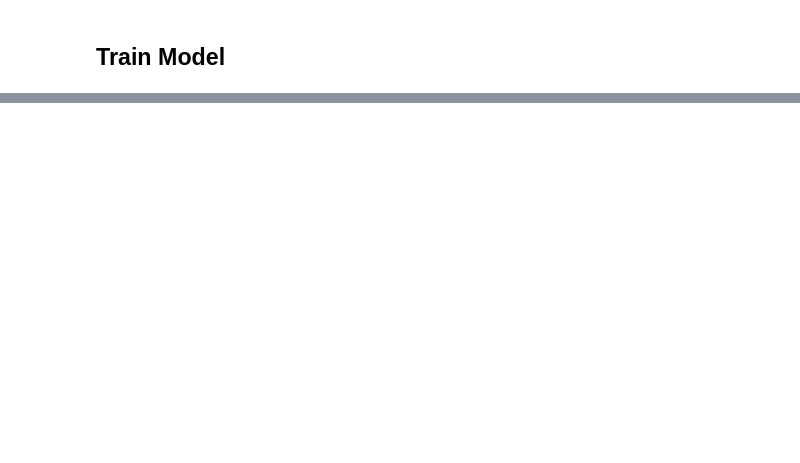
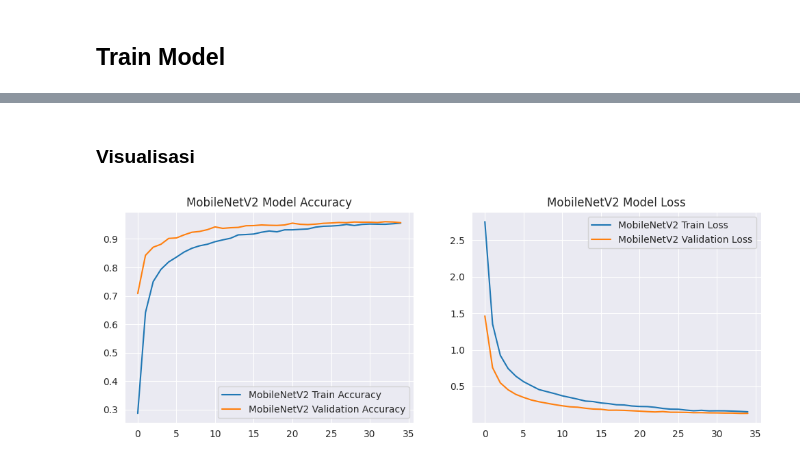
Before and after one commit to jerico-c/eatzi, a Jupyter notebook: Model_CNN_Capstone/capstone-model-cnn.ipynb, the cells around one changed output, grey strips where cells are left out. Saved outputs shown, nothing was run; the diff lists cells and outputs as text; code cells hidden in the pictures; blank space fills up the shorter version.

```diff
--- a/Model_CNN_Capstone/capstone-model-cnn.ipynb
+++ b/Model_CNN_Capstone/capstone-model-cnn.ipynb
@@ -653,0 +708,15 @@ convert_model1 berhasil di zip
+# %%
+# Callbacks
+callbacks_mobilenetv2 = [
+    EarlyStopping(patience=7, restore_best_weights=True, monitor='val_accuracy'),
+    ReduceLROnPlateau(monitor='val_accuracy', patience=4, factor=0.5, min_lr=1e-6),
+    ModelCheckpoint('best_mobilenetv2_model.h5', save_best_only=True, monitor='val_accuracy')
+]
+
+# Latih model MobileNetV2
+history_mobilenetv2 = model_mobilenetv2.fit(
+    train_generator,
+    epochs=35,
+    validation_data=val_generator,
+    callbacks=callbacks_mobilenetv2
+)
@@ -653,0 +760,19 @@ convert_model1 berhasil di zip
+# %% [markdown]
+### **Visualisasi**
+# %%
+# Plot training history MobileNetV2
+plt.figure(figsize=(12, 4))
+plt.subplot(1, 2, 1)
+plt.plot(history_mobilenetv2.history['accuracy'], label='MobileNetV2 Train Accuracy')
+plt.plot(history_mobilenetv2.history['val_accuracy'], label='MobileNetV2 Validation Accuracy')
+plt.title('MobileNetV2 Model Accuracy')
+plt.legend()
+
+plt.subplot(1, 2, 2)
+plt.plot(history_mobilenetv2.history['loss'], label='MobileNetV2 Train Loss')
+plt.plot(history_mobilenetv2.history['val_loss'], label='MobileNetV2 Validation Loss')
+plt.title('MobileNetV2 Model Loss')
+plt.legend()
+plt.show()
+# %% [output]
+[figure, added]
```
Also changed, not shown: parts of 43 cells of this notebook.
